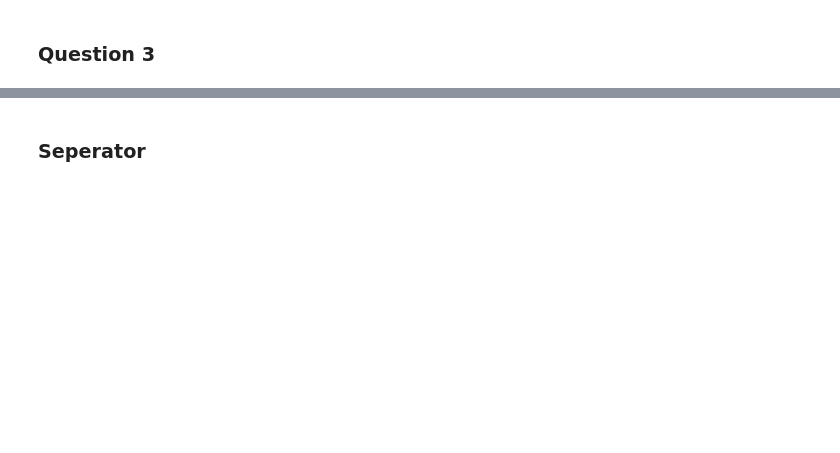
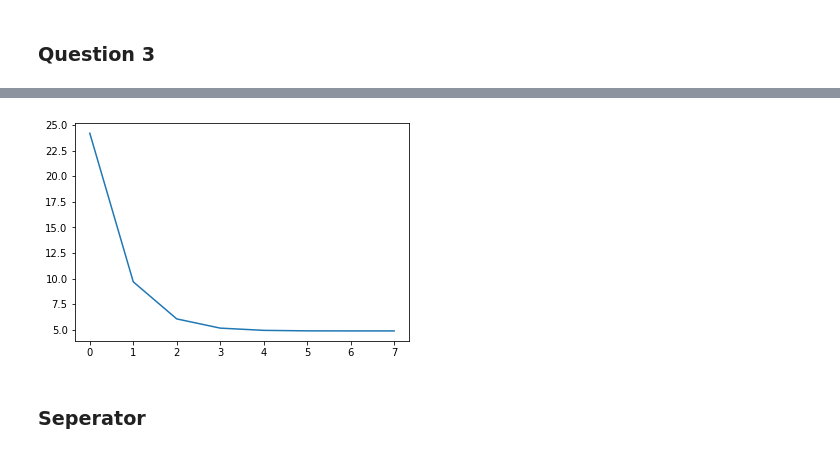
Before and after one commit to JACOBIN-SCTCS/Numerical-Optimization, a Jupyter notebook: Assignment1/sol.ipynb, the cells around one changed output, grey strips where cells are left out. Drawn from its saved outputs; the diff is of its cells as text; code cells hidden in the pictures; blank space fills up the shorter version.

```diff
--- a/Assignment1/sol.ipynb
+++ b/Assignment1/sol.ipynb
@@ -200,26 +217,32 @@ newtons_method(initial_point,function='f2')
 # %%
+
 def rosenbrock(point):
-
-    # f(x,y)=(a-x)^{2}+b(y-x^{2})^{2}
     a = 1.0
     b = 100.0
-    x = point[0][0]
-    y = point[1][0]
+    x = point[0]
+    y = point[1]
     result = (1-x)**2
     result += b*((y - x**2)**2)
     return result
 
-def rosebrock_jacobian(point):
-
+def rosenbrock_jacobian(point):
     a = 1.0
     b = 100.0
-    x = point[0][0]
-    y = point[1][0]
-
-    result = np.zeros((2,1))
-    result[0][0] = -2.0*(a-x) - 4*b*x*(y - x**2)
-    result[1][0] = 2.0*b*(y - x**2)
+    x = point[0]
+    y = point[1]
+    result = np.zeros((2,))
+    result[0] = -2.0*(a-x) - 4*b*x*(y - x**2)
+    result[1] = 2.0*b*(y - x**2)
     return result
 
-
-rosebrock_jacobian(np.array([[2],[4]]))
+def rosenbrock_hessian(point):
+    a = 1.0
+    b = 100.0
+    x = point[0]
+    y = point[1]
+    hessian = np.zeros((2,2))
+    hessian[0][0] = 2*b*y - 2*b*x*x
+    hessian[0][1] = -4*b*x
+    hessian[1][0] = -4*b*x
+    hessian[1][1] = 2*b
+    return hessian
@@ -232,3 +421,14 @@ def newton_rosenbrock(point):
+# %%
+def plot_values(function_values):
+    time = [i for i in range(len(function_values))]
+    plt.plot(time[:100],function_values[:100])
+    plt.show()
+
+
+
+plot_values(function_values)
+# %% [output]
+[figure, added]
 # %% [markdown]
 ### Seperator
 # %%
```
Also changed, not shown: parts of 16 cells of this notebook.
